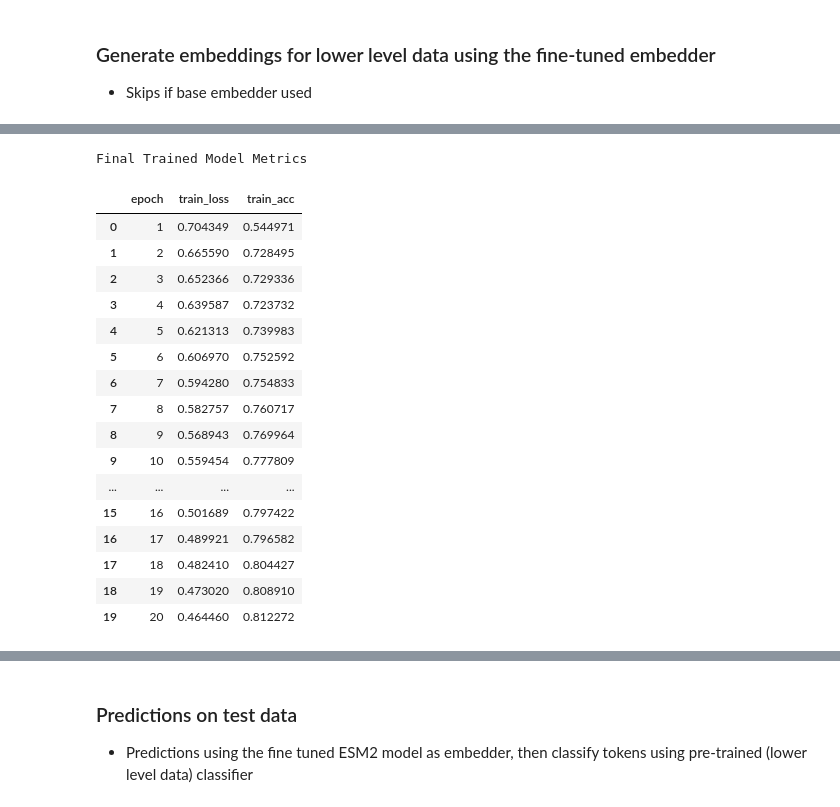
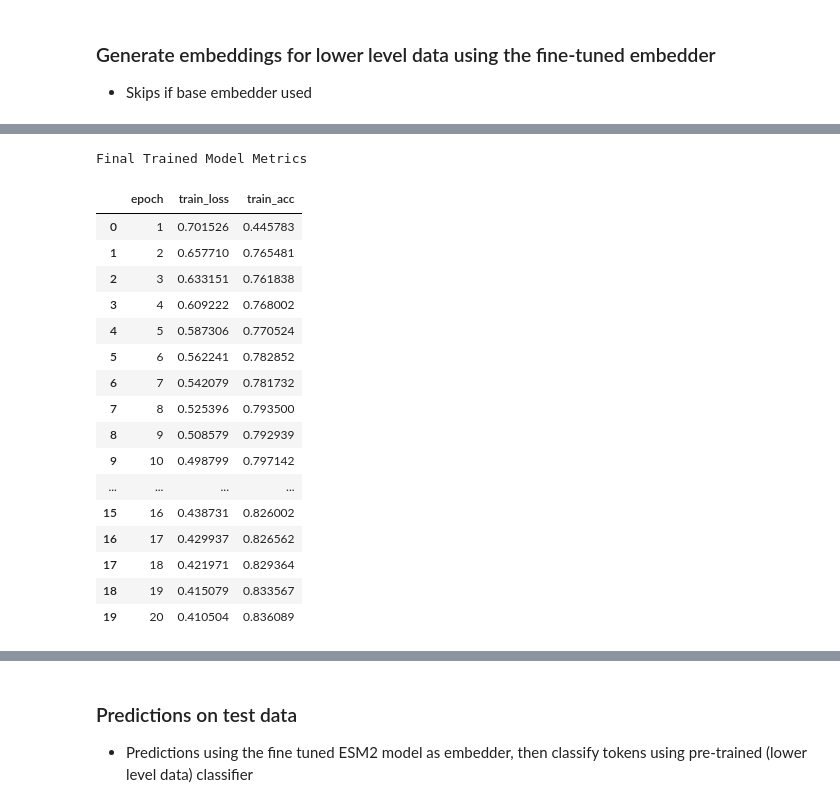
Before and after one commit to harryb257/MScProject, a Jupyter notebook: ESM2 finetune.ipynb, the cells around one changed output, grey strips where cells are left out. Drawn from its saved outputs; the diff is of its cells as text; code cells hidden in the pictures.

```diff
--- a/ESM2 finetune.ipynb
+++ b/ESM2 finetune.ipynb
@@ -135,6 +161,6 @@ def select_datasets(pathogen_dir):
 # Assign to variables for automatic csv selection in code
 lower_level, higher_level, target = select_datasets(pathogen_dir)
 
-device = torch.device("mps" if torch.backends.mps.is_available() else "cpu")
+# device = torch.device("mps" if torch.backends.mps.is_available() else "cpu")
 
-model.to(device)
+# model.to(device)
@@ -319,7 +327,7 @@ def batch_create(dataset, tokenizer, model):
         if no_fine_tuning == True:
 
             # Freeze model weights and calculate embeddings
-            with torch.no_grad():
+            with torch.inference_mode():
 
                 # Use the base model to generate embeddings
                 outputs = model(**inputs)
@@ -415,7 +423,7 @@ def preprocess_csv(csv_file):
     # Delete unlabelled rows
     preprocessed_df = delete_unlabelled_rows(preprocessed_df)
 
-    preprocessed_df = preprocessed_df.sample(frac=0.01)
+    # preprocessed_df = preprocessed_df.sample(frac=0.01)
 
     return preprocessed_df
 
@@ -454,7 +462,9 @@ if no_fine_tuning == False:
     for fold in range(1, 6):
         split = f'split_{fold:02d}_20'
 
-x
+        train_splits[fold] = (df_higher[df_higher['Info_split'] != split].reset_index(drop=True))
+
+        val_splits[fold] = (df_higher[df_higher['Info_split'] == split].reset_index(drop=True))
 
     # Final model: use all labelled data
     train_splits['final'] = df_higher.reset_index(drop=True)
@@ -751,4 +704,4 @@ pos_weight = torch.tensor([total/(2*pos_class)])
 
 # Concat tensors
 weight = torch.cat([neg_weight, pos_weight])
-weight
+weight = weight.to(device)
@@ -1009,31 +965,31 @@ clf_validation_avg_metrics
 # %%
 # Train classifier using all data for the best AUC number of epochs
-final_clf_trained = train_final_classifier(clf, full_train_batched, optimiser, loss_fcn, checkpoint_dir, epochs=best_auc_epochs)
+final_clf_trained = train_final_classifier(clf, full_train_batched, loss_fcn, epochs=best_auc_epochs)
 
 # Save to csv
 final_clf_trained.to_csv(f'{checkpoint[9:]}_{run}_clf_final_trained_metrics_by_epoch.csv')
 
 print('Final Trained Model Metrics')
 final_clf_trained
 # %% [output]
 Final Trained Model Metrics
 |  | epoch | train_loss | train_acc |
-| 0 | 1 | 0.704349 | 0.544971 |
-| 1 | 2 | 0.665590 | 0.728495 |
-| 2 | 3 | 0.652366 | 0.729336 |
-| 3 | 4 | 0.639587 | 0.723732 |
-| 4 | 5 | 0.621313 | 0.739983 |
-| 5 | 6 | 0.606970 | 0.752592 |
-| 6 | 7 | 0.594280 | 0.754833 |
-| 7 | 8 | 0.582757 | 0.760717 |
-| 8 | 9 | 0.568943 | 0.769964 |
-| 9 | 10 | 0.559454 | 0.777809 |
+| 0 | 1 | 0.701526 | 0.445783 |
+| 1 | 2 | 0.657710 | 0.765481 |
+| 2 | 3 | 0.633151 | 0.761838 |
+| 3 | 4 | 0.609222 | 0.768002 |
+| 4 | 5 | 0.587306 | 0.770524 |
+| 5 | 6 | 0.562241 | 0.782852 |
+| 6 | 7 | 0.542079 | 0.781732 |
+| 7 | 8 | 0.525396 | 0.793500 |
+| 8 | 9 | 0.508579 | 0.792939 |
+| 9 | 10 | 0.498799 | 0.797142 |
 | ... | ... | ... | ... |
-| 15 | 16 | 0.501689 | 0.797422 |
-| 16 | 17 | 0.489921 | 0.796582 |
-| 17 | 18 | 0.482410 | 0.804427 |
-| 18 | 19 | 0.473020 | 0.808910 |
-| 19 | 20 | 0.464460 | 0.812272 |
+| 15 | 16 | 0.438731 | 0.826002 |
+| 16 | 17 | 0.429937 | 0.826562 |
+| 17 | 18 | 0.421971 | 0.829364 |
+| 18 | 19 | 0.415079 | 0.833567 |
+| 19 | 20 | 0.410504 | 0.836089 |
 # %%
 # Plot mean loss per epoch
 fig = plt.figure()
```
Also changed, not shown: parts of 11 cells of this notebook.
